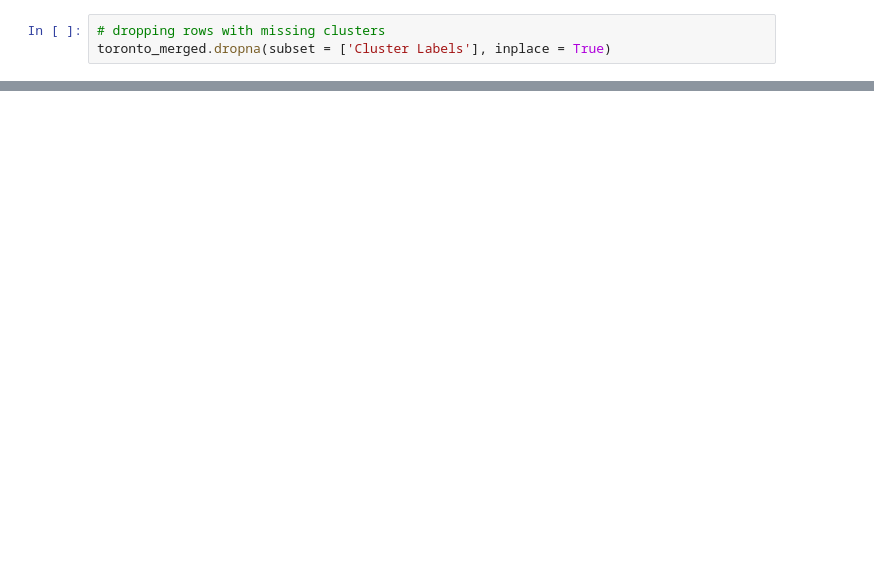
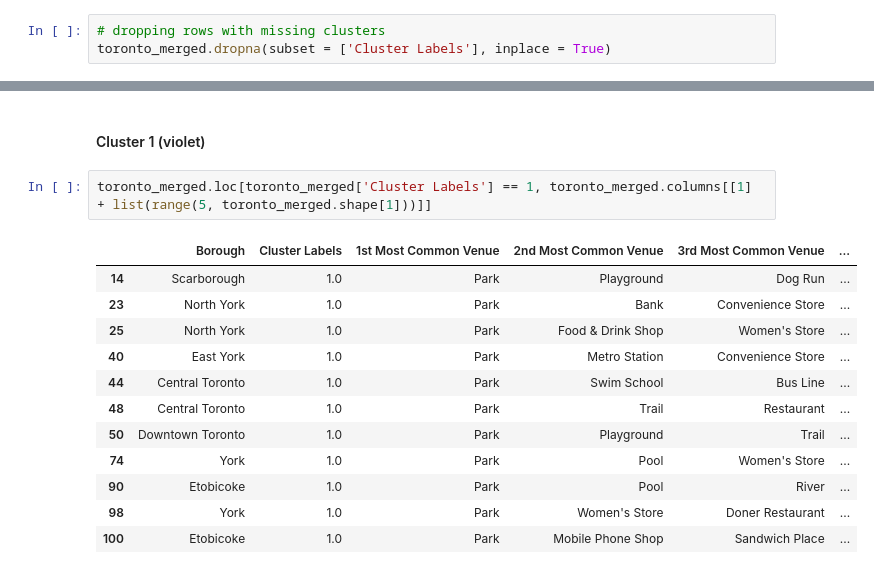
Before and after one commit to JPLue/Segmenting-and-Clustering-Neighborhoods-in-Toronto, a Jupyter notebook: Part 3 - Segmenting and Clustering Neighborhoods in Toronto-Copy1.ipynb, the cells around one changed output, grey strips where cells are left out. Saved outputs shown, nothing was run; the diff lists cells and outputs as text; blank space fills up the shorter version.

```diff
--- a/Part 3 - Segmenting and Clustering Neighborhoods in Toronto-Copy1.ipynb
+++ b/Part 3 - Segmenting and Clustering Neighborhoods in Toronto-Copy1.ipynb
@@ -489,0 +514,17 @@ map_clusters
+# %% [markdown]
+#### Cluster 1 (violet)
+# %%
+toronto_merged.loc[toronto_merged['Cluster Labels'] == 1, toronto_merged.columns[[1] + list(range(5, toronto_merged.shape[1]))]]
+# %% [output]
+|  | Borough | Cluster Labels | 1st Most Common Venue | 2nd Most Common Venue | 3rd Most Common Venue | ... |
+| 14 | Scarborough | 1.0 | Park | Playground | Dog Run | ... |
+| 23 | North York | 1.0 | Park | Bank | Convenience Store | ... |
+| 25 | North York | 1.0 | Park | Food & Drink Shop | Women's Store | ... |
+| 40 | East York | 1.0 | Park | Metro Station | Convenience Store | ... |
+| 44 | Central Toronto | 1.0 | Park | Swim School | Bus Line | ... |
+| 48 | Central Toronto | 1.0 | Park | Trail | Restaurant | ... |
+| 50 | Downtown Toronto | 1.0 | Park | Playground | Trail | ... |
+| 74 | York | 1.0 | Park | Pool | Women's Store | ... |
+| 90 | Etobicoke | 1.0 | Park | Pool | River | ... |
+| 98 | York | 1.0 | Park | Women's Store | Doner Restaurant | ... |
+| 100 | Etobicoke | 1.0 | Park | Mobile Phone Shop | Sandwich Place | ... |
```
Also changed, not shown: parts of 9 cells of this notebook.
